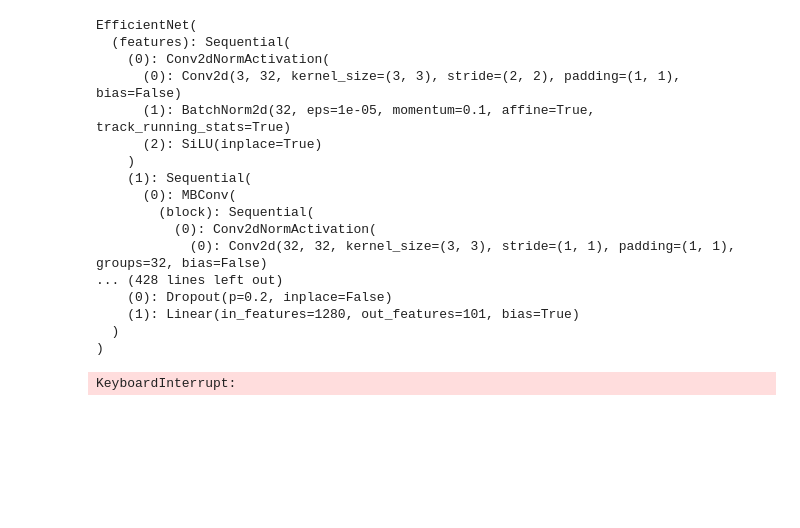
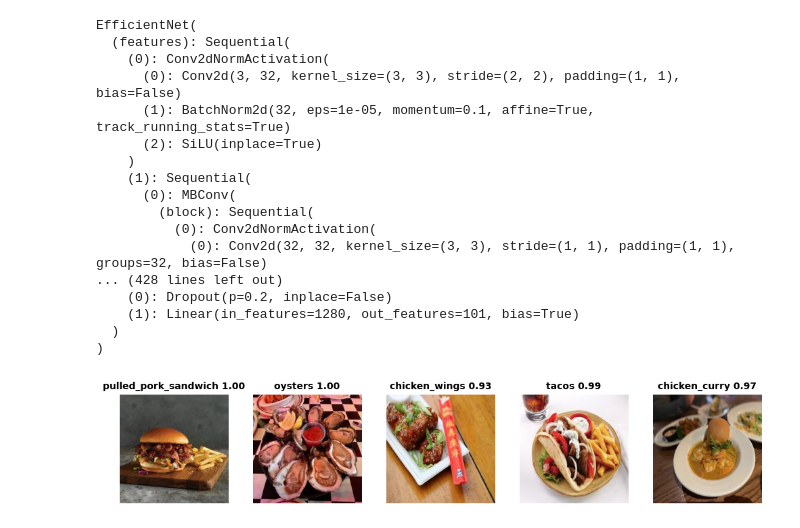
Before and after one commit to angelina-sjw/Math-148-Project, a Jupyter notebook: food-classification/notebooks/food101/food101_pretrained_application.ipynb, the cells around one changed output. Saved outputs shown, nothing was run; the diff lists cells and outputs as text; code cells hidden in the pictures; blank space fills up the shorter version.

```diff
--- a/food-classification/notebooks/food101/food101_pretrained_application.ipynb
+++ b/food-classification/notebooks/food101/food101_pretrained_application.ipynb
@@ -121,9 +119,6 @@ image.show()
-# %%
-input_tensors = []
-for index, row in food_with_reviews_df.iterrows():
-    image_path = f"{base_dir}data/yelp_photos/resized_photos/{row['photo_id']}.jpg"
-    _, input_tensor = preprocess_image(image_path)
-    input_tensors.append(input_tensor)
-input_batch = torch.stack(input_tensors)
-# %% [output]
-KeyboardInterrupt:
+# %%
+photos_df_with_food101 = pd.read_csv(f'{base_dir}data/photos_df_with_food101_predictions.csv', engine="python")
+# %%
+display_pseudolabels_based_on_confidence(photos_df_with_food101, min_conf=0.9, max_conf=1, image_dir=photo_dir)
+# %% [output]
+[figure, added]
```
Also changed, not shown: parts of 10 cells of this notebook, 13 other files.
